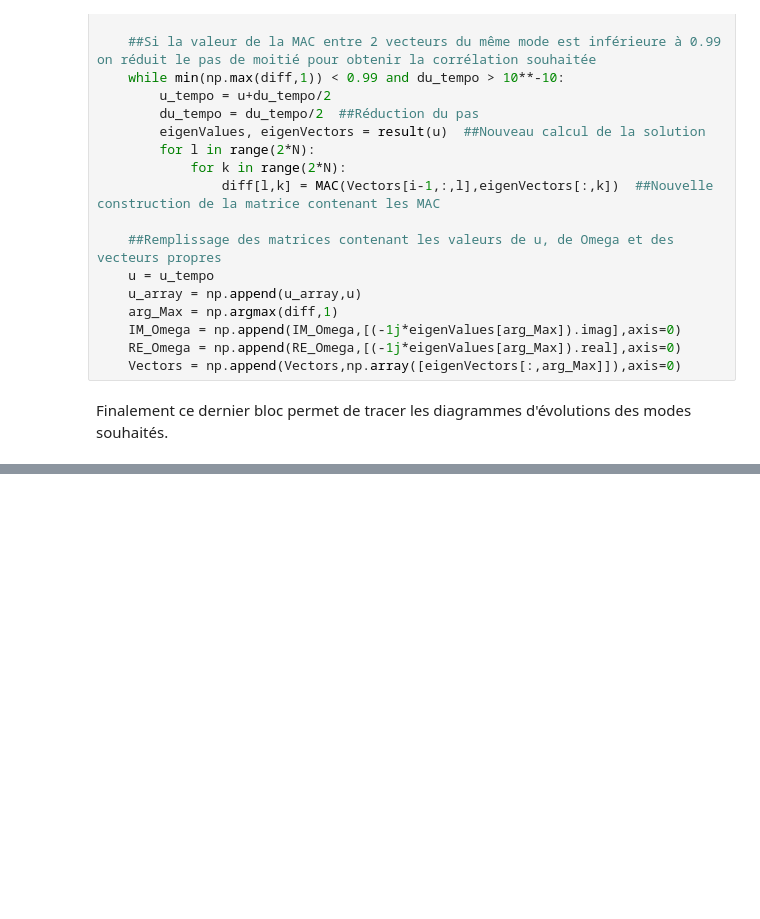
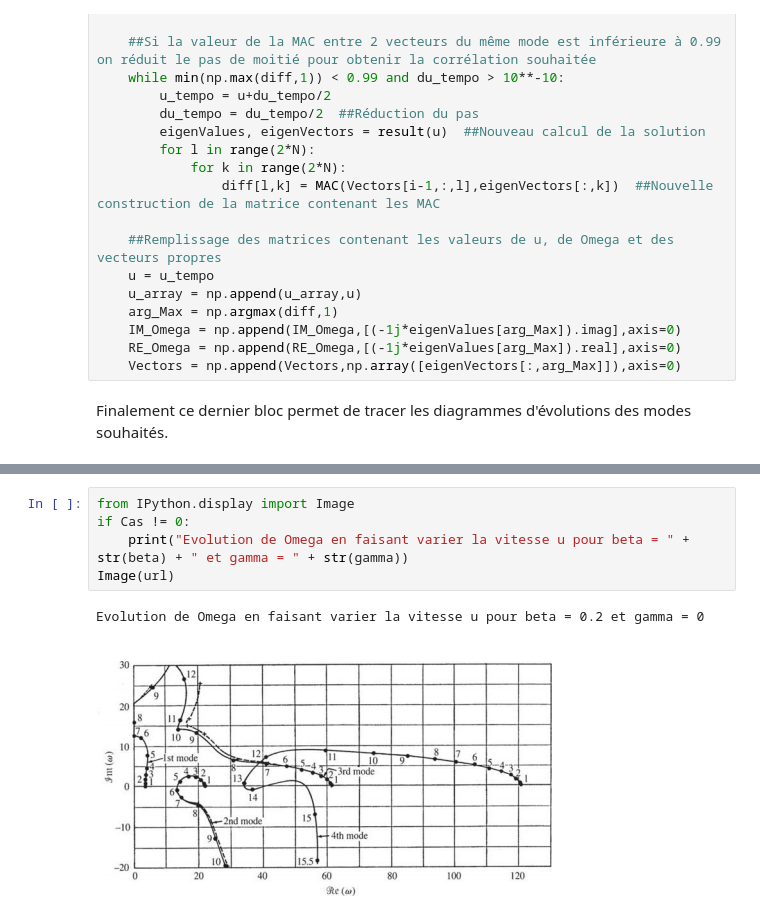
Before and after one commit to MorganDemenois/Pipe-conveying-fluid, a Jupyter notebook: Mode_Notebook.ipynb, the cells around one changed output, grey strips where cells are left out. Drawn from its saved outputs; the diff is of its cells as text; blank space fills up the shorter version.

```diff
--- a/Mode_Notebook.ipynb
+++ b/Mode_Notebook.ipynb
@@ -314,0 +319,8 @@ Si le mode "Comparaison avec les résultats de Paidoussis" a été sélectionné
+# %%
+from IPython.display import Image
+if Cas != 0:
+    print("Evolution de Omega en faisant varier la vitesse u pour beta = " + str(beta) + " et gamma = " + str(gamma))
+Image(url)
+# %% [output]
+Evolution de Omega en faisant varier la vitesse u pour beta = 0.2 et gamma = 0
+[figure, added]
```
Also changed, not shown: parts of 9 cells of this notebook, 2 other files.
